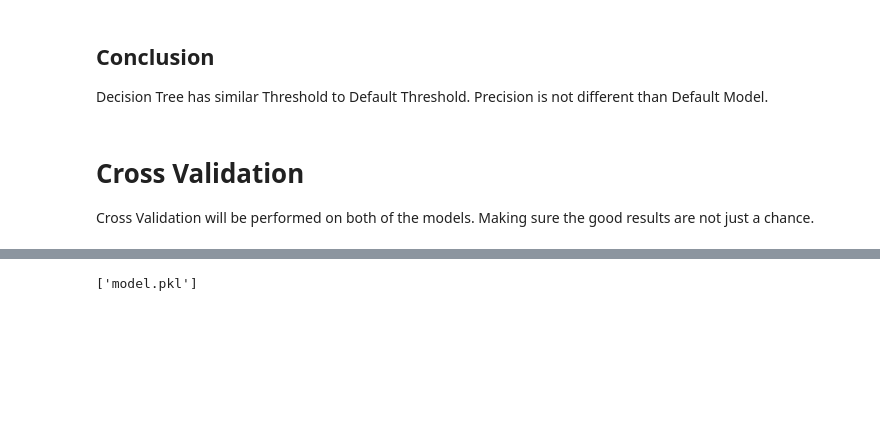
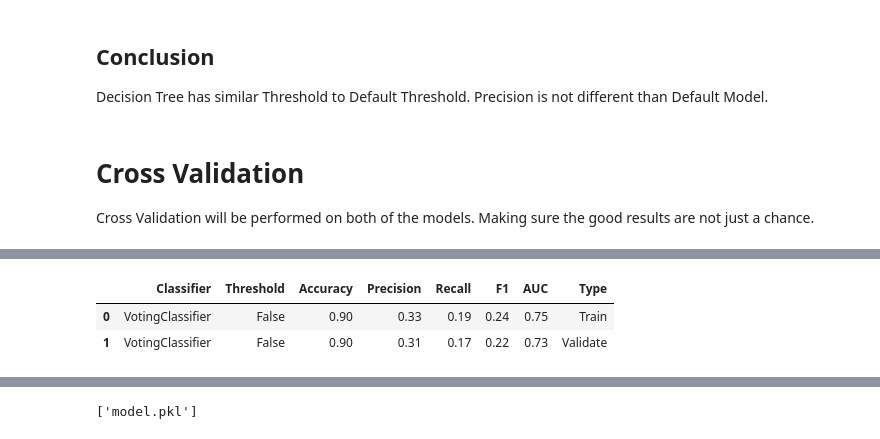
Before and after one commit to gkukse/Home-Credit-Default-Risk, a Jupyter notebook: 6_Model.ipynb, the cells around one changed output, grey strips where cells are left out. Drawn from its saved outputs; the diff is of its cells as text; code cells hidden in the pictures; blank space fills up the shorter version.

```diff
--- a/6_Model.ipynb
+++ b/6_Model.ipynb
@@ -462,0 +475,25 @@ thresholds = {
+# %%
+# Pipeline copy
+voting_dtree_pipeline = copy.deepcopy(dtree_pipeline)
+voting_lgbm_pipeline = copy.deepcopy(lightgbm_pipeline)
+
+
+voting_pipeline = Pipeline([
+    ('imputer', SimpleImputer(strategy='constant', fill_value=0)),
+    ('scaler', StandardScaler()),
+    ('classifier', VotingClassifier(estimators=[('dtree', voting_dtree_pipeline), ('lgbm', voting_lgbm_pipeline)],
+                                    voting='soft',
+                                    flatten_transform=True,
+                                    weights=[1, 1]))
+])
+
+voting_pipeline.fit(X_train, y_train)
+
+voting = copy.deepcopy(voting_pipeline)
+
+help_model.multi_evaluation(voting_pipeline, X_train,
+                            y_train, X_validation, y_validation)
+# %% [output]
+|  | Classifier | Threshold | Accuracy | Precision | Recall | F1 | AUC | Type |
+| 0 | VotingClassifier | False | 0.90 | 0.33 | 0.19 | 0.24 | 0.75 | Train |
+| 1 | VotingClassifier | False | 0.90 | 0.31 | 0.17 | 0.22 | 0.73 | Validate |
```
Also changed, not shown: parts of 11 cells of this notebook, 14 other files.
